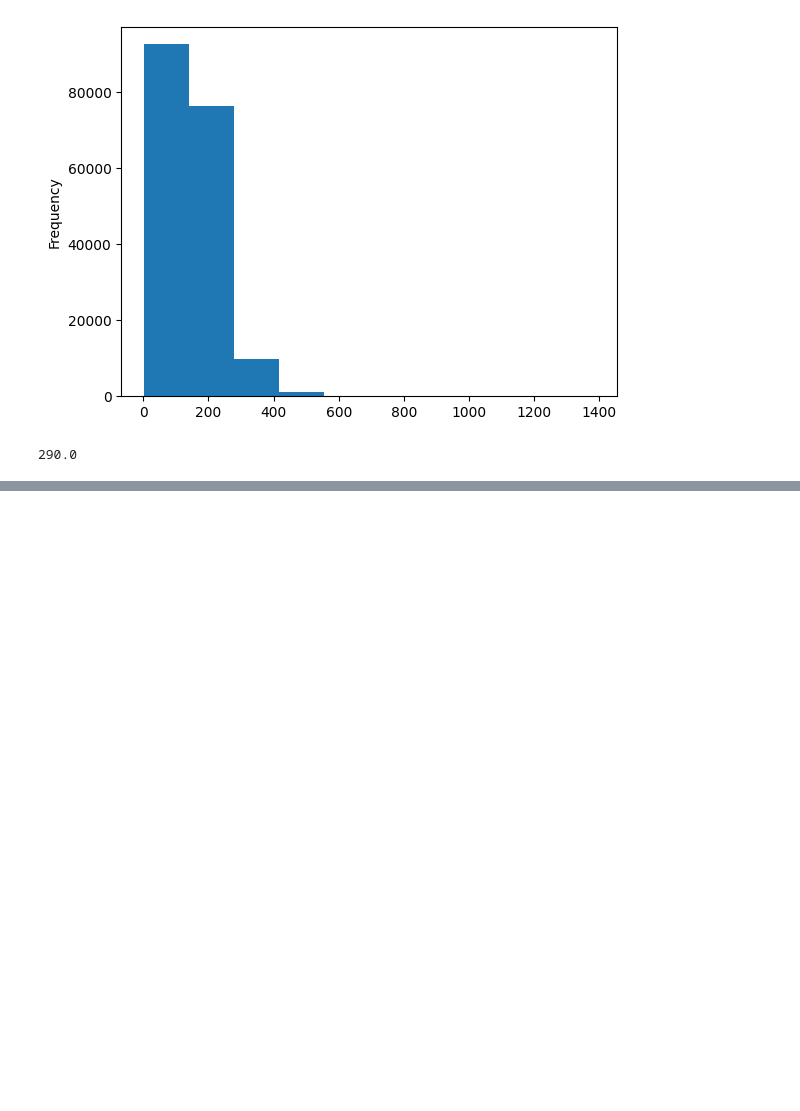
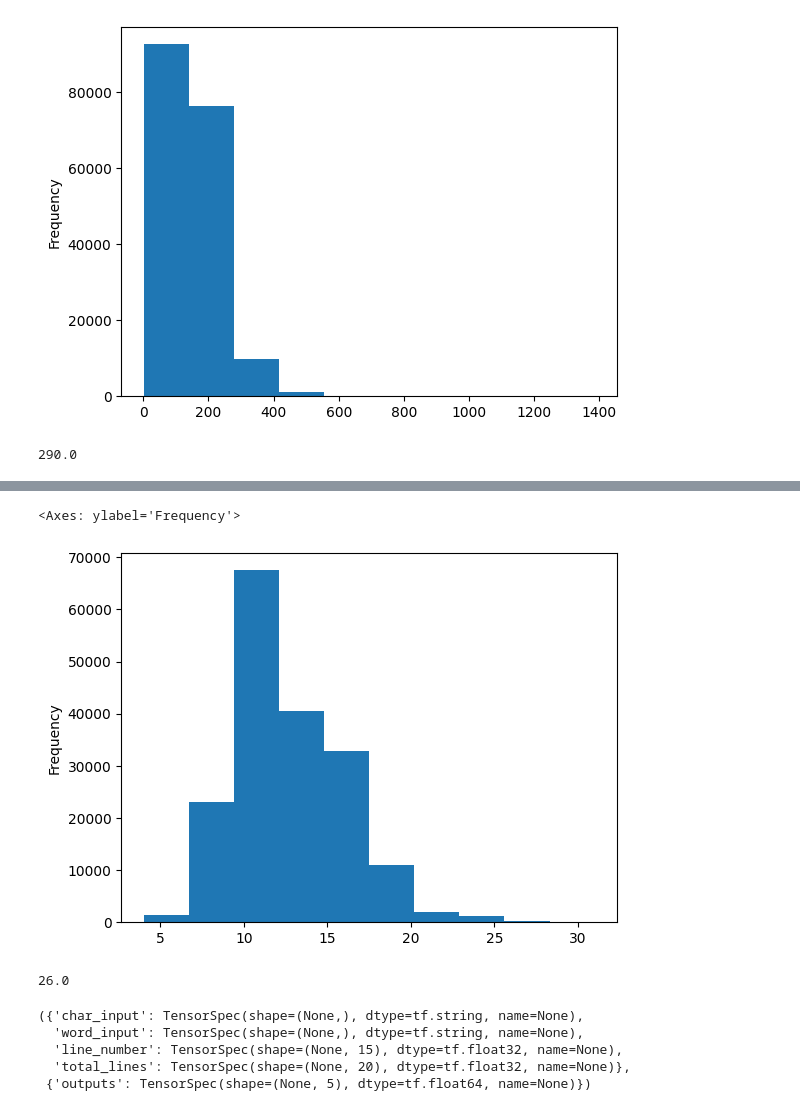
Before and after one commit to yehandineth/NLP_Learning, a Jupyter notebook: JSCReplication/skimlit.ipynb, the cells around one changed output, grey strips where cells are left out. Drawn from its saved outputs; the diff is of its cells as text; code cells hidden in the pictures; blank space fills up the shorter version.

```diff
--- a/JSCReplication/skimlit.ipynb
+++ b/JSCReplication/skimlit.ipynb
@@ -885,0 +927,10 @@ model_3_report - baseline_report
+# %%
+total_lines=train_df['total_lines']
+total_lines.plot(kind='hist')
+# %% [output]
+<Axes: ylabel='Frequency'>
+[figure, added]
+# %%
+np.percentile(total_lines,99.8)
+# %% [output]
+26.0
@@ -885,0 +993,8 @@ model_3_report - baseline_report
+# %%
+train_dataset.element_spec
+# %% [output]
+({'char_input': TensorSpec(shape=(None,), dtype=tf.string, name=None),
+  'word_input': TensorSpec(shape=(None,), dtype=tf.string, name=None),
+  'line_number': TensorSpec(shape=(None, 15), dtype=tf.float32, name=None),
+  'total_lines': TensorSpec(shape=(None, 20), dtype=tf.float32, name=None)},
+ {'outputs': TensorSpec(shape=(None, 5), dtype=tf.float64, name=None)})
```
Also changed, not shown: parts of 102 cells of this notebook, 1 other file.
